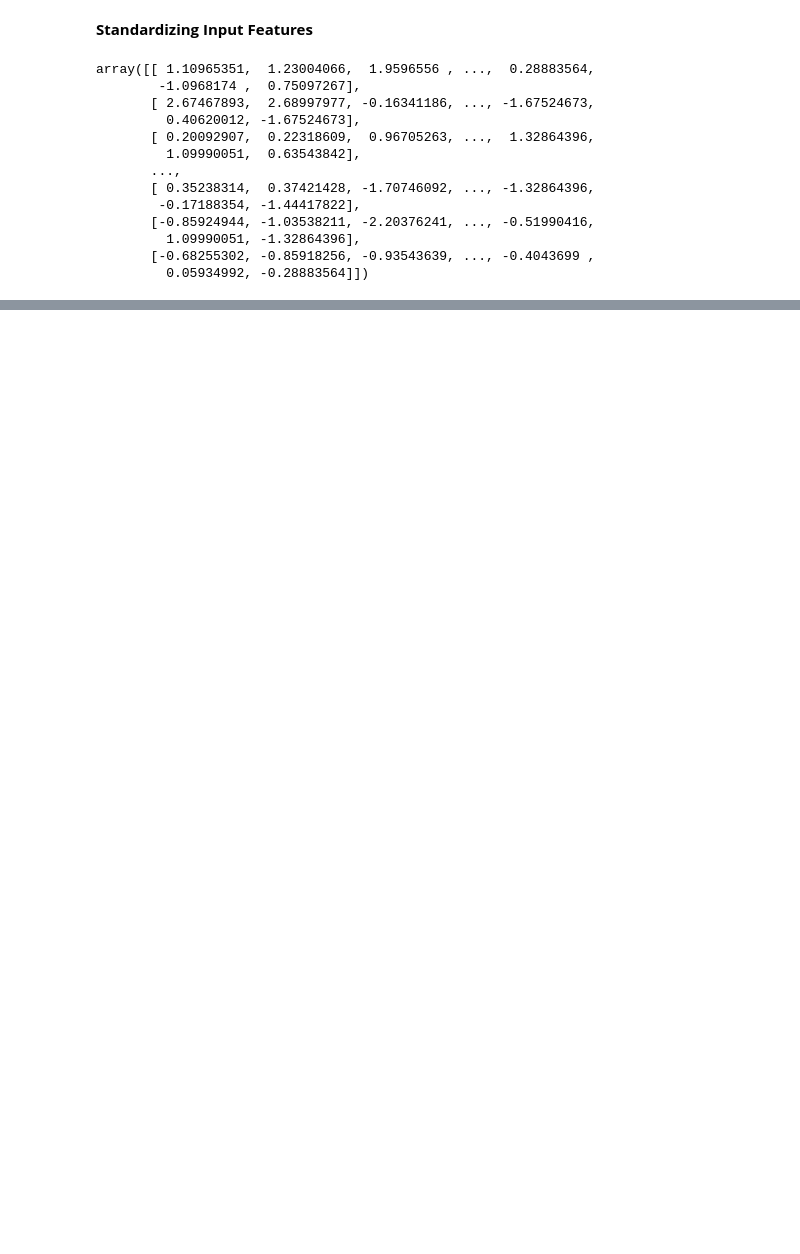
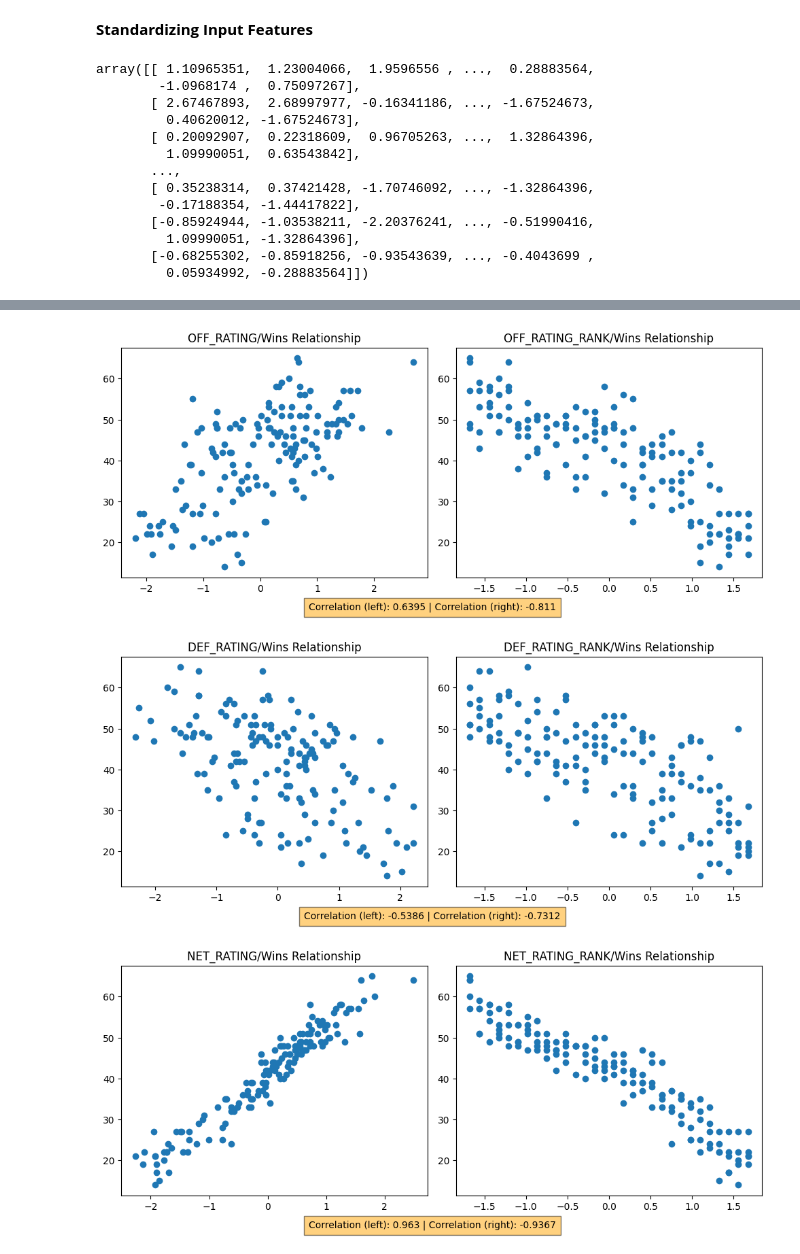
Before and after one commit to JLawrence04/Projects, a Jupyter notebook: NBA Season Wins Predictor/NBASeasonWinsPredictor.ipynb, the cells around one changed output, grey strips where cells are left out. Drawn from its saved outputs; the diff is of its cells as text; code cells hidden in the pictures; blank space fills up the shorter version.

Commit message:
Added data visualizations and calculated feature/target correlations

```diff
--- a/NBA Season Wins Predictor/NBASeasonWinsPredictor.ipynb
+++ b/NBA Season Wins Predictor/NBASeasonWinsPredictor.ipynb
@@ -65,9 +67,10 @@ Index(['SEASON', 'TEAM_ID', 'TEAM_NAME', 'GP', 'W', 'L', 'W_PCT', 'MIN',
        'PIE_RANK'],
       dtype='object')
 # %%
-NBA_df = NBA_df.drop(['SEASON','TEAM_ID','TEAM_NAME','GP','L','W_PCT','MIN'], axis = 1) #Getting rid of columns not needed or interfere with wins predictions
+NBA_df = NBA_df.drop(['SEASON','TEAM_ID','TEAM_NAME','GP','L','W_PCT','MIN','GP_RANK','W_RANK','L_RANK','W_PCT_RANK','MIN_RANK'], axis = 1)
+#Getting rid of columns not needed or interfere with wins predictions
 
 print("Number of Columns Left: ",len(NBA_df.columns)) #Amount of metrics left
 
-NBA_df
+NBA_df.columns
 # %% [output]
@@ -157,0 +158,26 @@ array([[ 1.10965351,  1.23004066,  1.9596556 , ...,  0.28883564,
+# %%
+scaled_df = pd.DataFrame(X, columns=NBA_df.columns[1:])
+#When creating plots using matplotlib, it will be easier to implement if the variables are stored in a dataframe with clearly labeled columns
+#compared to a numpy array
+
+metrics = ['OFF_RATING', 'DEF_RATING', 'NET_RATING','AST_TO','PACE']
+ranked_metrics = [i + '_RANK' for i in metrics]
+
+
+for i in range(len(metrics)):
+    fig, ax = plt.subplots(1,2, figsize = (10,4.5))
+    ax[0].scatter(scaled_df[metrics[i]],y)
+    ax[0].set_title(str(metrics[i])+"/Wins Relationship")
+
+    ax[1].scatter(scaled_df[ranked_metrics[i]],y)
+
+    ax[1].set_title(str(ranked_metrics[i])+"/Wins Relationship")
+    corr1 = scaled_df[metrics[i]].corr(y)
+    corr2 = scaled_df[ranked_metrics[i]].corr(y)
+    fig.text(0.5, 0.01, f'Correlation (left): {round(corr1,4)} | Correlation (right): {round(corr2,4)}', ha='center', fontsize=10, bbox={"facecolor": "orange", "alpha": 0.5, "pad": 5})
+
+    plt.tight_layout(rect=[0, 0.03, 1, 0.95])#Prevents overlap between correlation box and plots
+# %% [output]
+[figure, added]
+[figure, added]
+[figure, added]
```
Also changed, not shown: parts of 12 cells of this notebook.
